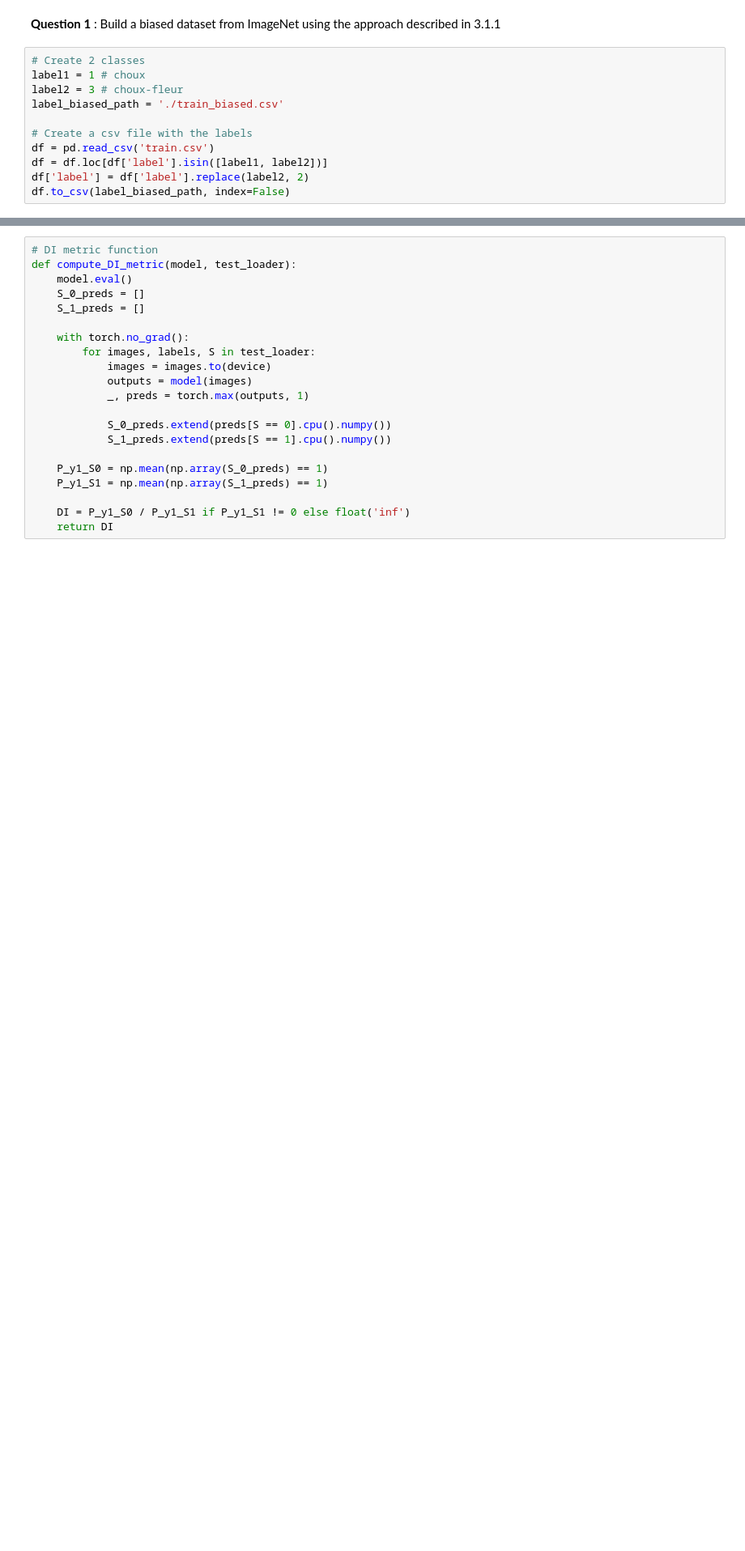
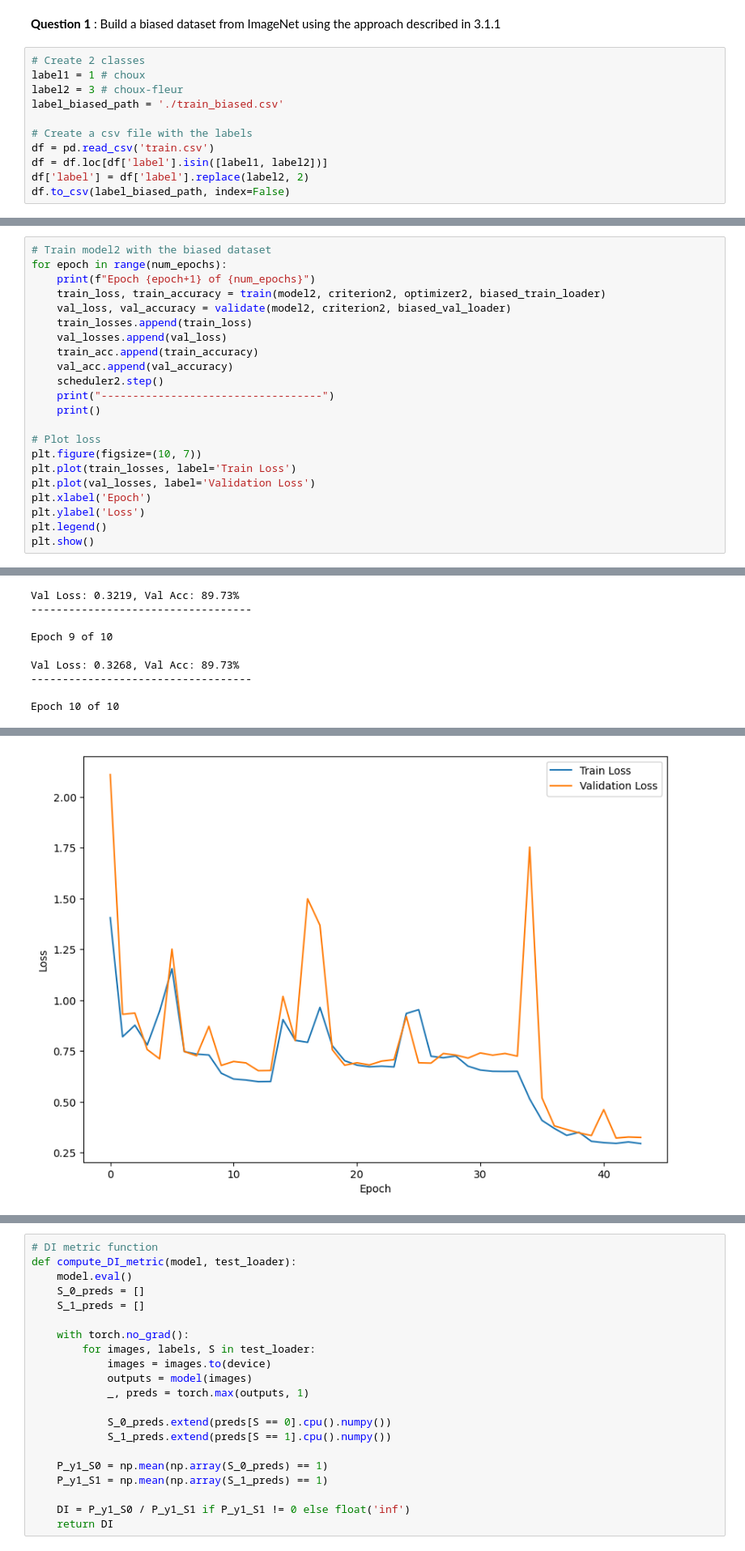
Before and after one commit to f-debrandois/N7_A3, a Jupyter notebook: S8/Machine Learning/Projet Kaggle/Compte-rendu.ipynb, the cells around one changed output, grey strips where cells are left out. Shown: that part at 81% size. Cells and saved outputs as stored; diff of their text form; blank space fills up the shorter version.

```diff
--- a/S8/Machine Learning/Projet Kaggle/Compte-rendu.ipynb
+++ b/S8/Machine Learning/Projet Kaggle/Compte-rendu.ipynb
@@ -492,0 +506,23 @@ Val Loss: 0.6491, Val Acc: 68.79%
+# %%
+# Train model2 with the biased dataset
+for epoch in range(num_epochs):
+    print(f"Epoch {epoch+1} of {num_epochs}")
+    train_loss, train_accuracy = train(model2, criterion2, optimizer2, biased_train_loader)
+    val_loss, val_accuracy = validate(model2, criterion2, biased_val_loader)
+    train_losses.append(train_loss)
+    val_losses.append(val_loss)
+    train_acc.append(train_accuracy)
+    val_acc.append(val_accuracy)
+    scheduler2.step()
+    print("-----------------------------------")
+    print()
+
+# Plot loss
+plt.figure(figsize=(10, 7))
+plt.plot(train_losses, label='Train Loss')
+plt.plot(val_losses, label='Validation Loss')
+plt.xlabel('Epoch')
+plt.ylabel('Loss')
+plt.legend()
+plt.show()
+# %% [output]
@@ -492,0 +558,8 @@ Val Loss: 0.6491, Val Acc: 68.79%
+Val Loss: 0.3219, Val Acc: 89.73%
+-----------------------------------
+
+Epoch 9 of 10
+Val Loss: 0.3268, Val Acc: 89.73%
+-----------------------------------
+
+Epoch 10 of 10
@@ -492,0 +568 @@ Val Loss: 0.6491, Val Acc: 68.79%
+[figure, added]
```
Also changed, not shown: parts of 17 cells of this notebook, 7 other files.
